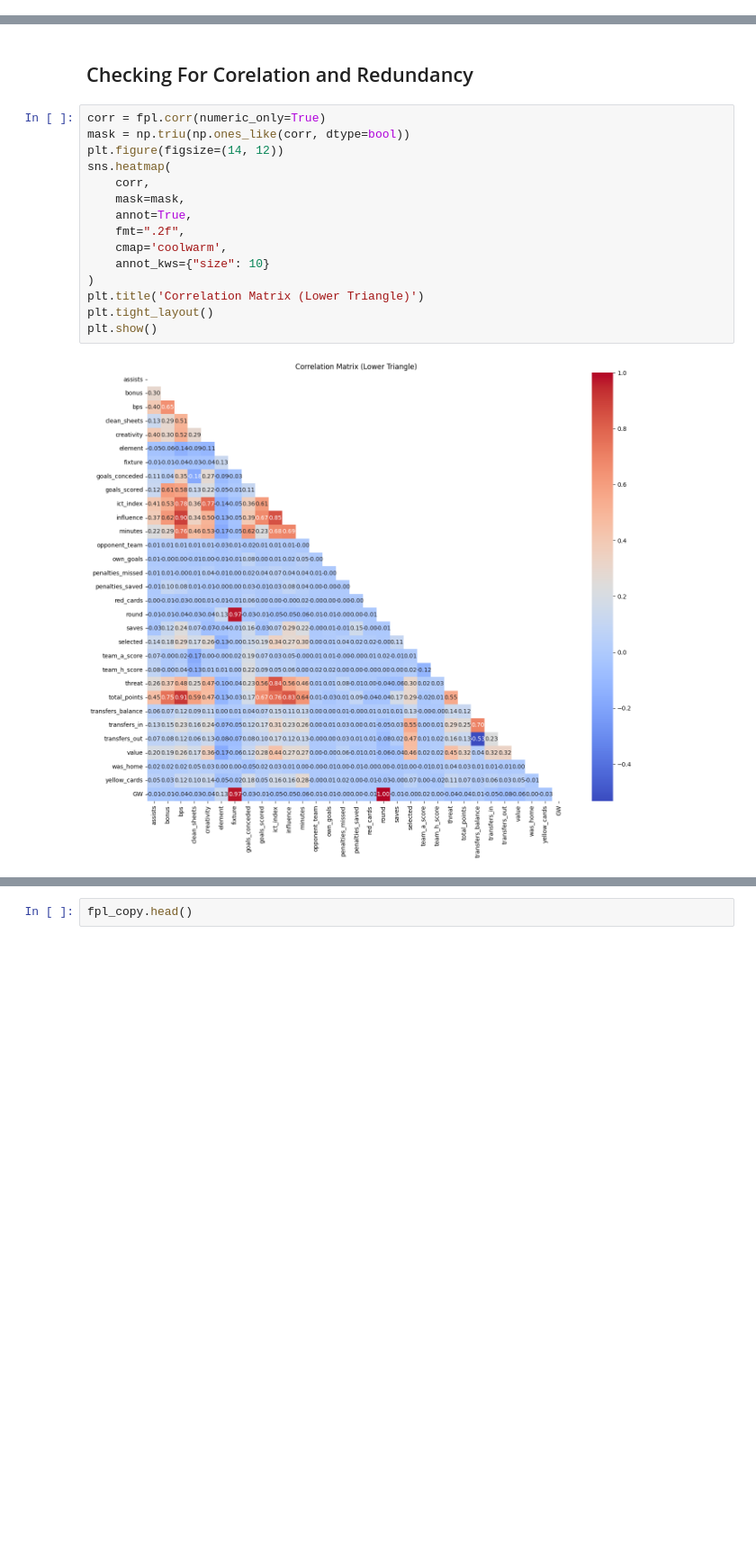
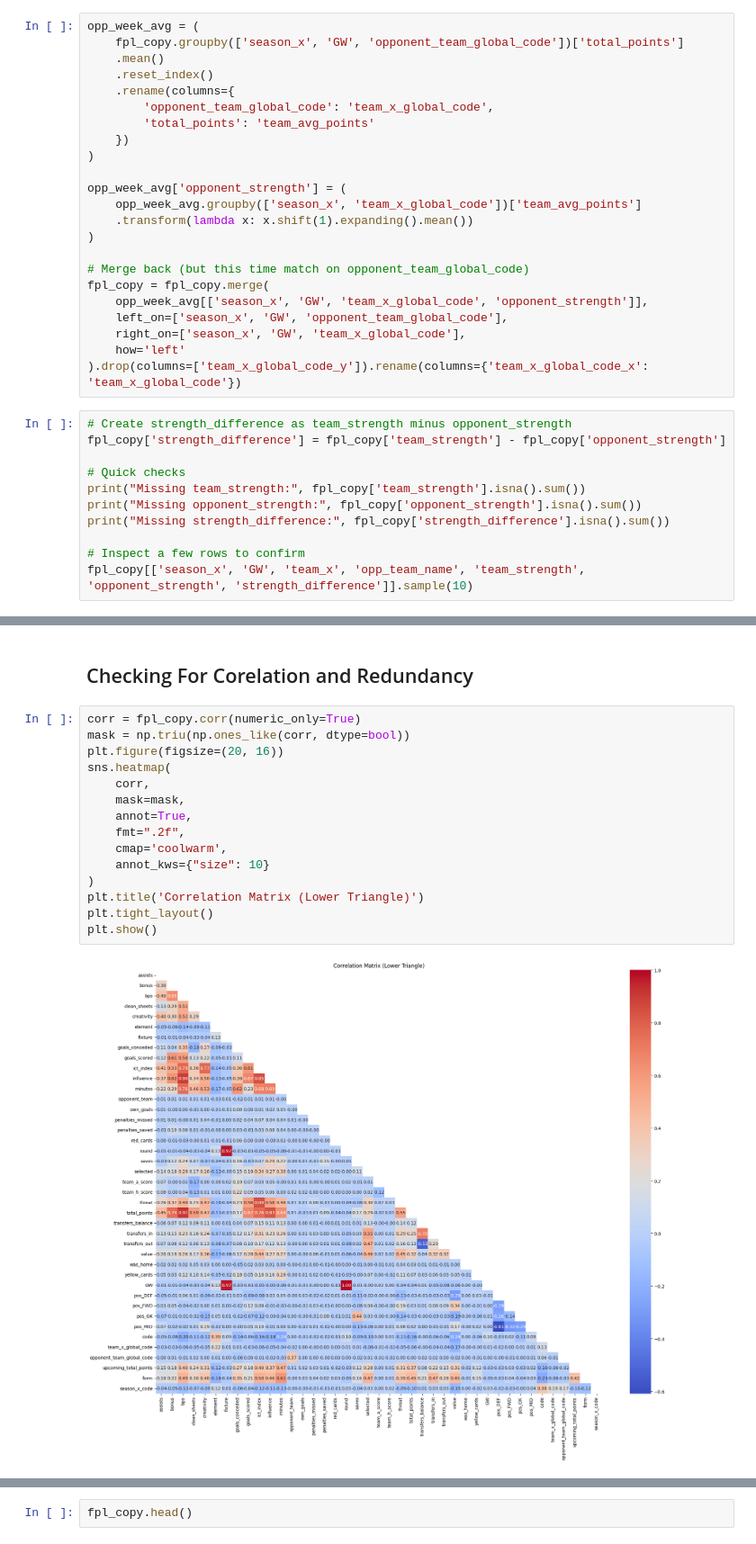
Before and after one commit to AhmedSameh19/fantasy-football-predictor, a Jupyter notebook: pred.ipynb, the cells around one changed output, grey strips where cells are left out. Shown at 90% size. Saved outputs shown, nothing was run; the diff lists cells and outputs as text; blank space fills up the shorter version.

```diff
--- a/pred.ipynb
+++ b/pred.ipynb
@@ -645,0 +708,34 @@ For example, when doing 'df[col].method(value, inplace=True)', try using 'df.met
+# %%
+opp_week_avg = (
+    fpl_copy.groupby(['season_x', 'GW', 'opponent_team_global_code'])['total_points']
+    .mean()
+    .reset_index()
+    .rename(columns={
+        'opponent_team_global_code': 'team_x_global_code',
+        'total_points': 'team_avg_points'
+    })
+)
+
+opp_week_avg['opponent_strength'] = (
+    opp_week_avg.groupby(['season_x', 'team_x_global_code'])['team_avg_points']
+    .transform(lambda x: x.shift(1).expanding().mean())
+)
+
+# Merge back (but this time match on opponent_team_global_code)
+fpl_copy = fpl_copy.merge(
+    opp_week_avg[['season_x', 'GW', 'team_x_global_code', 'opponent_strength']],
+    left_on=['season_x', 'GW', 'opponent_team_global_code'],
+    right_on=['season_x', 'GW', 'team_x_global_code'],
+    how='left'
+).drop(columns=['team_x_global_code_y']).rename(columns={'team_x_global_code_x': 'team_x_global_code'})
+# %%
+# Create strength_difference as team_strength minus opponent_strength
+fpl_copy['strength_difference'] = fpl_copy['team_strength'] - fpl_copy['opponent_strength']
+
+# Quick checks
+print("Missing team_strength:", fpl_copy['team_strength'].isna().sum())
+print("Missing opponent_strength:", fpl_copy['opponent_strength'].isna().sum())
+print("Missing strength_difference:", fpl_copy['strength_difference'].isna().sum())
+
+# Inspect a few rows to confirm
+fpl_copy[['season_x', 'GW', 'team_x', 'opp_team_name', 'team_strength', 'opponent_strength', 'strength_difference']].sample(10)
@@ -646,19 +771,19 @@ For example, when doing 'df[col].method(value, inplace=True)', try using 'df.met
 # %% [markdown]
 ## Checking For Corelation and Redundancy
 # %%
-corr = fpl.corr(numeric_only=True)
+corr = fpl_copy.corr(numeric_only=True)
 mask = np.triu(np.ones_like(corr, dtype=bool))
-plt.figure(figsize=(14, 12))
+plt.figure(figsize=(20, 16))
 sns.heatmap(
     corr,
     mask=mask,
     annot=True,
     fmt=".2f",
     cmap='coolwarm',
     annot_kws={"size": 10}
 )
 plt.title('Correlation Matrix (Lower Triangle)')
 plt.tight_layout()
 plt.show()
 # %% [output]
-[figure, old version]
+[figure, new version]
```
Also changed, not shown: parts of 10 cells of this notebook.
